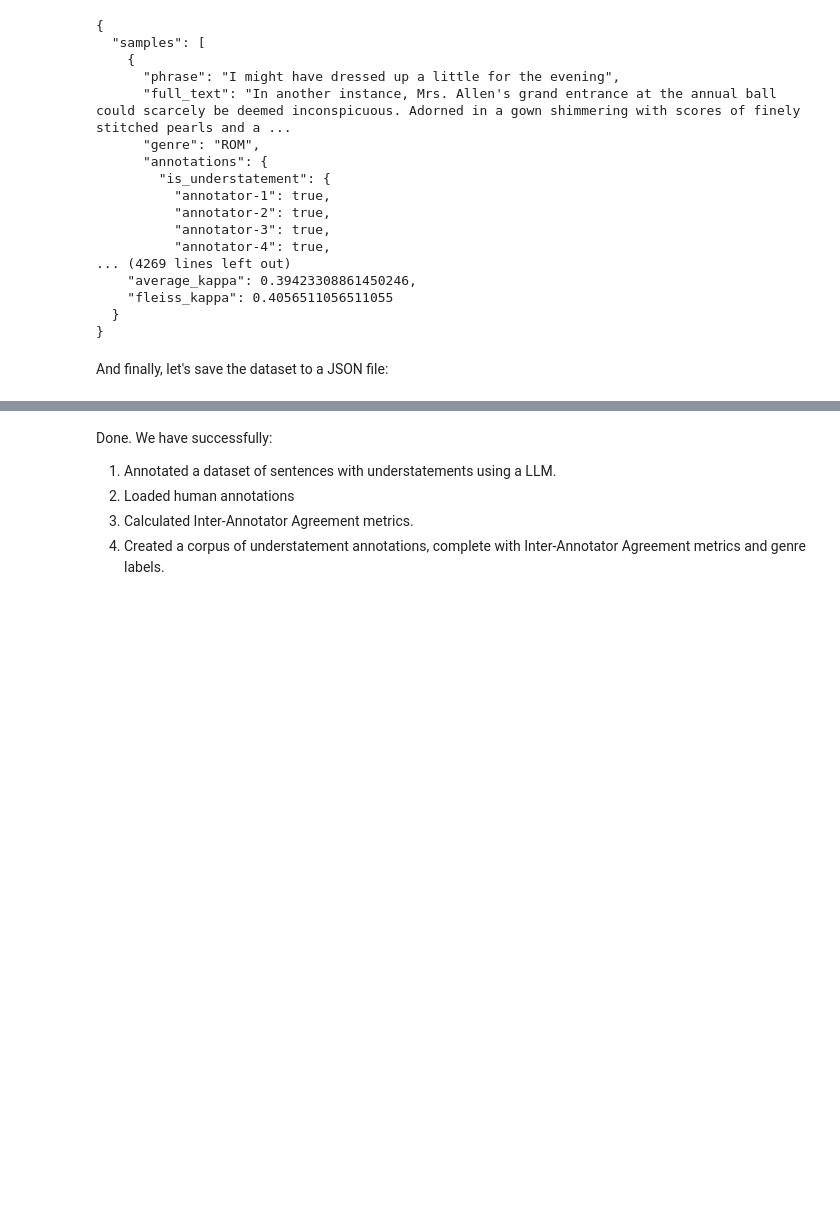
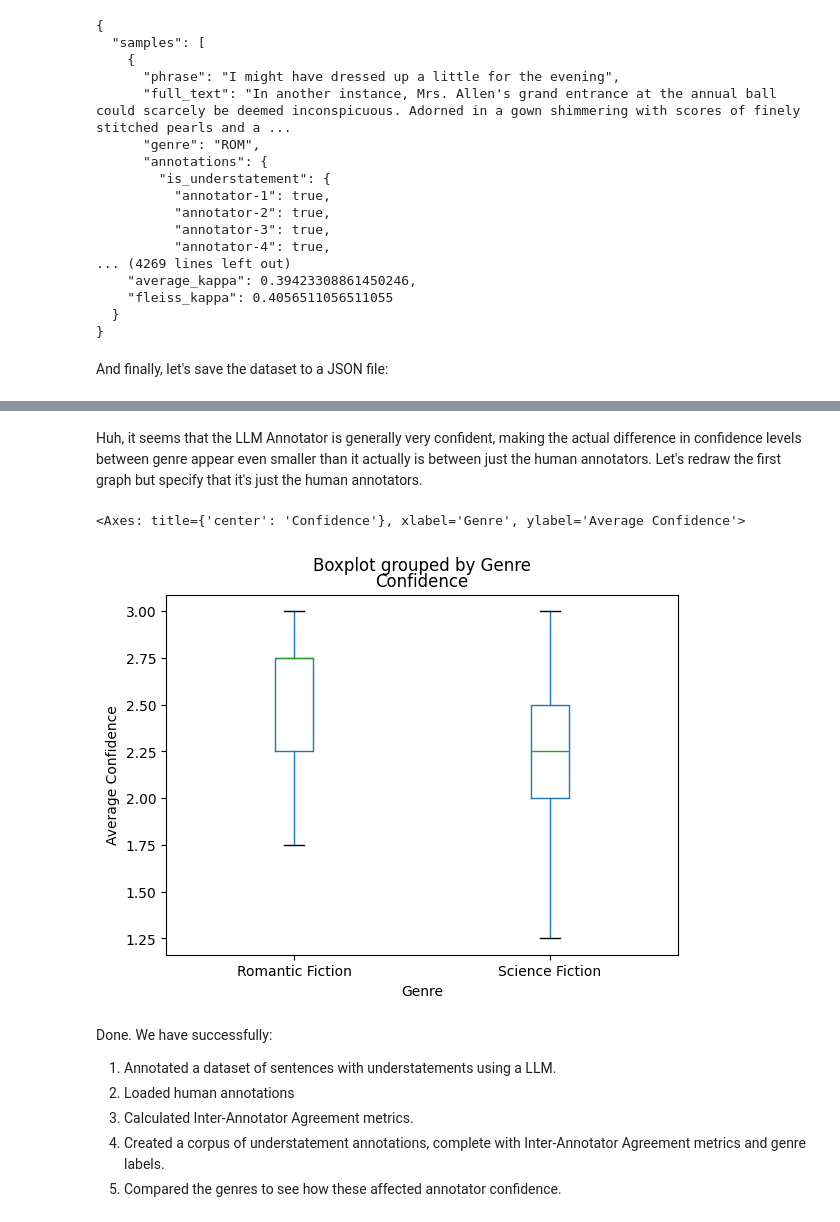
Before and after one commit to krisstallenberg/evaluating-annotations, a Jupyter notebook: evaluate-annotations.ipynb, the cells around one changed output, grey strips where cells are left out. Cells and saved outputs as stored; diff of their text form; code cells hidden in the pictures; blank space fills up the shorter version.

```diff
--- a/evaluate-annotations.ipynb
+++ b/evaluate-annotations.ipynb
@@ -885,3 +966,42 @@ with open('datasets/TISBUTA-dataset.json', 'w') as file:
+# %% [markdown]
+Huh, it seems that the LLM Annotator is generally very confident, making the actual difference in confidence levels between genre appear even smaller than it actually is between just the human annotators. Let's redraw the first graph but specify that it's just the human annotators.
+# %%
+# Repeat but skip annotator-llm
+scifi_confidences = []
+romantic_confidences = []
+
+for sample in dataset['samples']:
+    if sample['genre'] == 'SCI':
+        sum_confidence = 0
+        count = 0
+        # Skip annotator-llm and recalculate average confidence
+        for annotator in ['annotator-1', 'annotator-2', 'annotator-3', 'annotator-4']:
+            if sample['annotations']['confidence'][annotator] is not None:
+                sum_confidence += sample['annotations']['confidence'][annotator]
+                count += 1
+        if count > 0: # Avoid division by zero
+            scifi_confidences.append(sum_confidence / count)
+    if sample['genre'] == 'ROM':
+        sum_confidence = 0
+        count = 0
+        # Skip annotator-llm and recalculate average confidence
+        for annotator in ['annotator-1', 'annotator-2', 'annotator-3', 'annotator-4']:
+            if sample['annotations']['confidence'][annotator] is not None:
+                sum_confidence += sample['annotations']['confidence'][annotator]
+                count += 1
+        if count > 0: # Avoid division by zero
+            romantic_confidences.append(sum_confidence / count)
+
+
+genre_df = pd.DataFrame({
+    'Genre': ['Science Fiction'] * len(scifi_confidences) + ['Romantic Fiction'] * len(romantic_confidences),
+    'Confidence': scifi_confidences + romantic_confidences
+})
+
+genre_df.boxplot(by='Genre', grid=False, ylabel='Average Confidence', xlabel='Genre')
+# %% [output]
+<Axes: title={'center': 'Confidence'}, xlabel='Genre', ylabel='Average Confidence'>
+[figure, added]
 # %% [markdown]
 Done. We have successfully:
 
@@ -889,3 +1009,4 @@ Done. We have successfully:
 2. Loaded human annotations
 3. Calculated Inter-Annotator Agreement metrics.
 4. Created a corpus of understatement annotations, complete with Inter-Annotator Agreement metrics and genre labels.
+5. Compared the genres to see how these affected annotator confidence.
```
Also changed, not shown: parts of 7 cells of this notebook, 2 other files.
